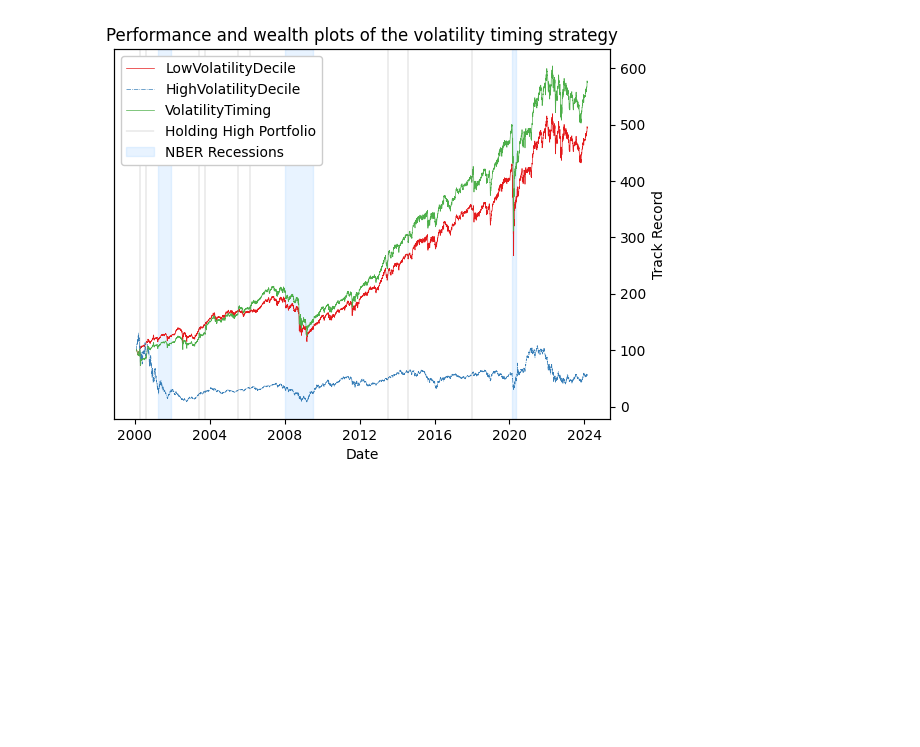
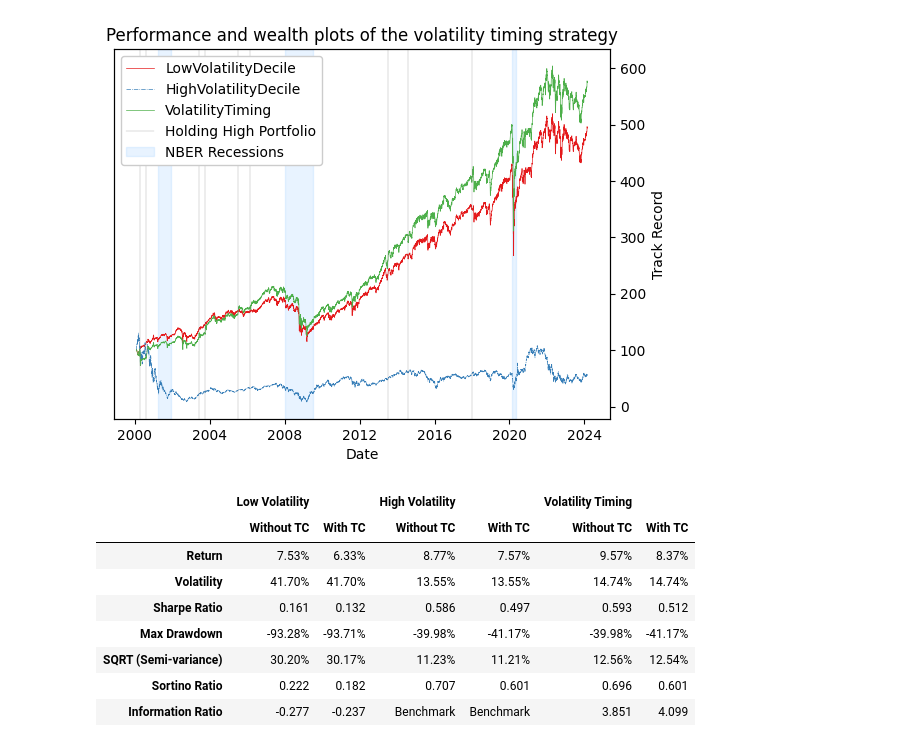
Before and after one commit to NaimLehbiben/Python-API-Bloomberg, a Jupyter notebook: Notebook.ipynb, the cells around one changed output. Saved outputs shown, nothing was run; the diff lists cells and outputs as text; code cells hidden in the pictures; blank space fills up the shorter version.

```diff
--- a/Notebook.ipynb
+++ b/Notebook.ipynb
@@ -167,0 +165,17 @@ perf_metrics_with_tc_df =IndexPlotter.display_asset_indices_metrics(asset_indice
+# %%
+perf_metrics_with_tc_df = IndexPlotter.display_asset_indices_metrics(asset_indices_with_tc_all,
+                                                                     other_data, risk_free_rate_ticker)
+
+IndexPlotter.display_joint_metrics(perf_metrics_df, perf_metrics_with_tc_df,
+                                   label_names=['Low Volatility','High Volatility','Volatility Timing'],
+                                   column_names=["Without TC", "With TC"])
+# %% [output]
+|  | Low Volatility |  | High Volatility |  | Volatility Timing |  |
+|  | Without TC | With TC | Without TC | With TC | Without TC | With TC |
+| Return | 7.53% | 6.33% | 8.77% | 7.57% | 9.57% | 8.37% |
+| Volatility | 41.70% | 41.70% | 13.55% | 13.55% | 14.74% | 14.74% |
+| Sharpe Ratio | 0.161 | 0.132 | 0.586 | 0.497 | 0.593 | 0.512 |
+| Max Drawdown | -93.28% | -93.71% | -39.98% | -41.17% | -39.98% | -41.17% |
+| SQRT (Semi-variance) | 30.20% | 30.17% | 11.23% | 11.21% | 12.56% | 12.54% |
+| Sortino Ratio | 0.222 | 0.182 | 0.707 | 0.601 | 0.696 | 0.601 |
+| Information Ratio | -0.277 | -0.237 | Benchmark | Benchmark | 3.851 | 4.099 |
```
Also changed, not shown: parts of 6 cells of this notebook, 10 other files.
